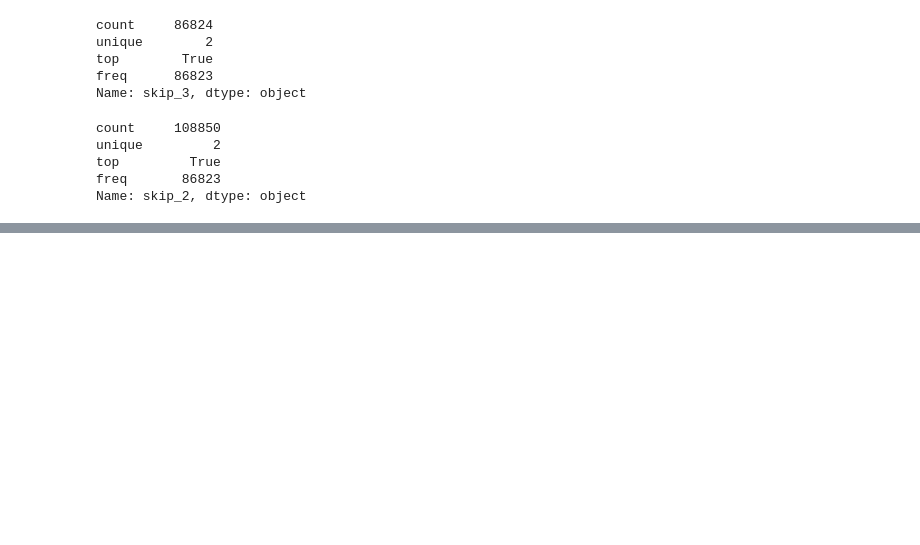
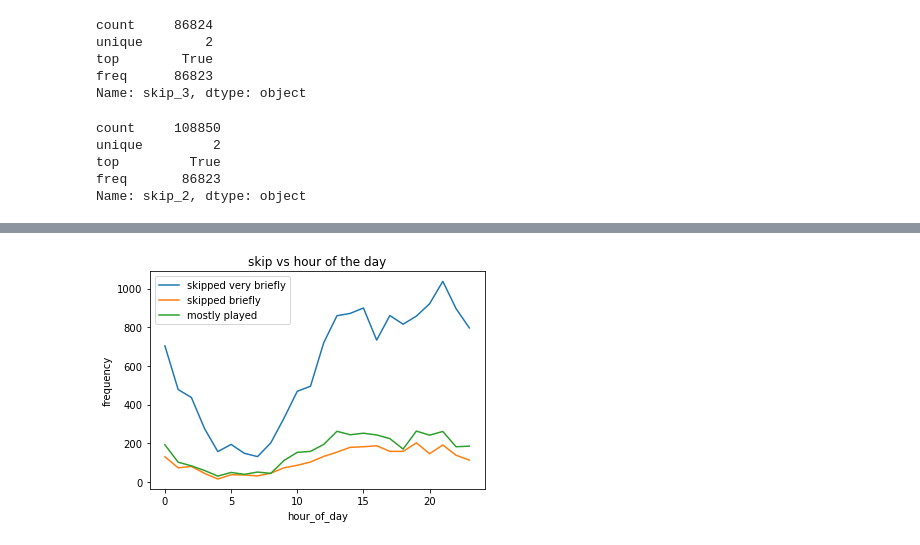
Before and after one commit to stoic-devv/spotify-causal-inference, a Jupyter notebook: src/eda/eda-adityak.ipynb, the cells around one changed output, grey strips where cells are left out. Saved outputs shown, nothing was run; the diff lists cells and outputs as text; code cells hidden in the pictures; blank space fills up the shorter version.

```diff
--- a/src/eda/eda-adityak.ipynb
+++ b/src/eda/eda-adityak.ipynb
@@ -187,3 +210,10 @@ plt.show()
+# %%
+x_col = 'hour_of_day'
+y1_data, y2_data, y3_data = skip_vs_discrete_feat(x_col=x_col, premium=0)
+p = plot_discrete_feat(y1_data, y2_data, y3_data, x_col, 'skip vs hour of the day')
+plt.show()
+# %% [output]
+[figure, added]
 # %%
 x_col = 'hour_of_day'
 y1_data, y2_data, y3_data = skip_vs_discrete_feat(x_col=x_col)
```
Also changed, not shown: parts of 15 cells of this notebook.
